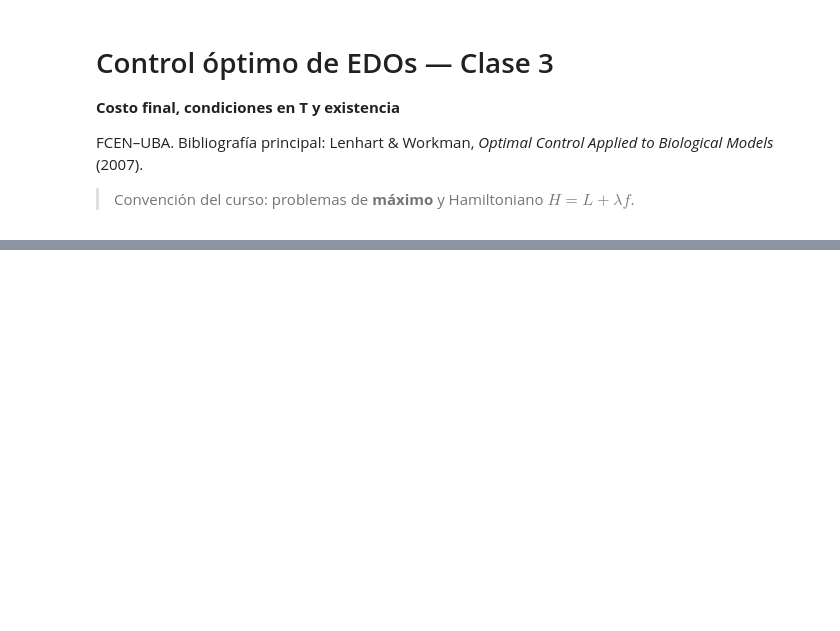
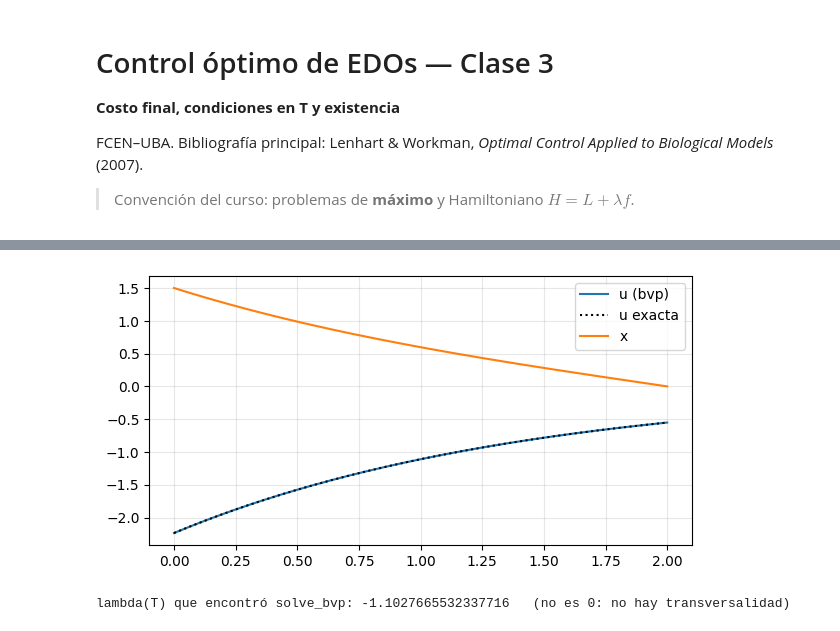
Before and after one commit to csfvega-arg/Colabs-materia-control, a Jupyter notebook: clase03.ipynb, the cells around one changed output, grey strips where cells are left out. Cells and saved outputs as stored; diff of their text form; code cells hidden in the pictures; blank space fills up the shorter version.

```diff
--- a/clase03.ipynb
+++ b/clase03.ipynb
@@ -149,0 +81,14 @@ u constante (ecuación): 0.013779995065578029
+# %%
+a, T3, x03 = 0.7, 2.0, 1.5
+sist3 = lambda t, y: np.vstack([a*y[0] + y[1]/2, -a*y[1]])          # u = lambda/2
+bordes3 = lambda ya, yb: np.array([ya[0] - x03, yb[0] - 0.0])      # x(0)=x0, x(T)=0
+t3 = np.linspace(0, T3, 50)
+s3 = solve_bvp(sist3, bordes3, t3, np.zeros((2, t3.size)))
+tt3 = np.linspace(0, T3, 300); x3, l3 = s3.sol(tt3)
+u_ex = -2*a*x03/(1 - np.exp(-2*a*T3))*np.exp(-a*tt3)
+plt.plot(tt3, l3/2, label='u (bvp)'); plt.plot(tt3, u_ex, 'k:', label='u exacta'); plt.plot(tt3, x3, label='x')
+plt.legend(); plt.show()
+print('lambda(T) que encontró solve_bvp:', s3.sol(T3)[1], '  (no es 0: no hay transversalidad)')
+# %% [output]
+[figure, added]
+lambda(T) que encontró solve_bvp: -1.1027665532337716   (no es 0: no hay transversalidad)
```
Also changed, not shown: parts of 37 cells of this notebook.
